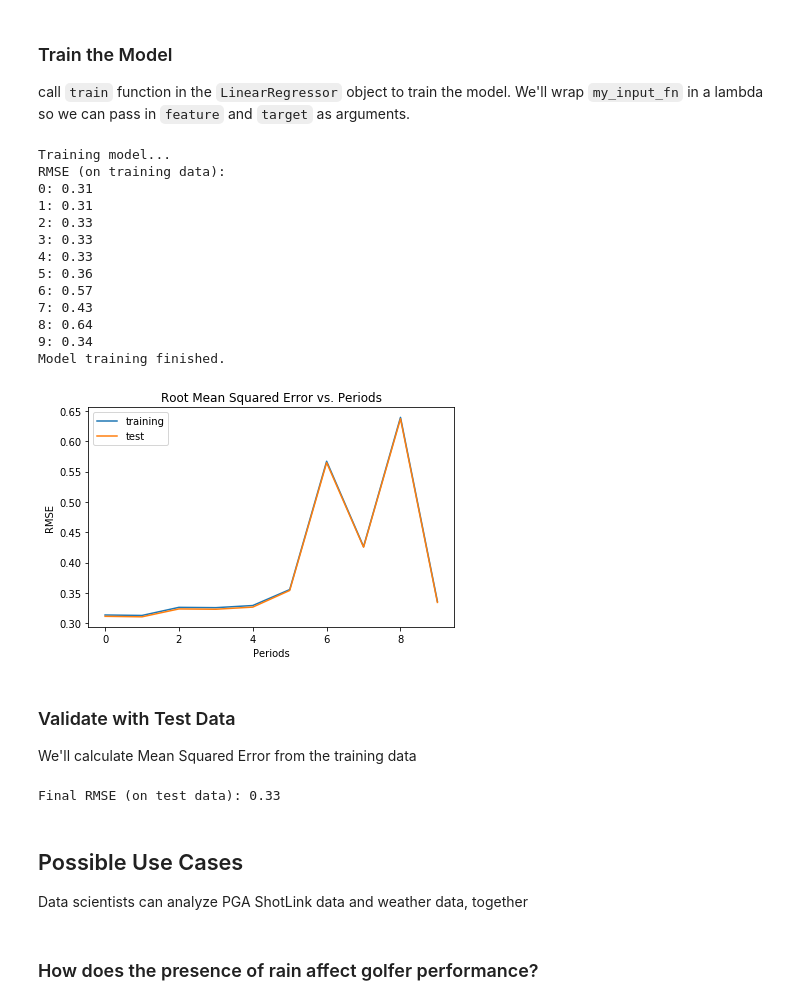
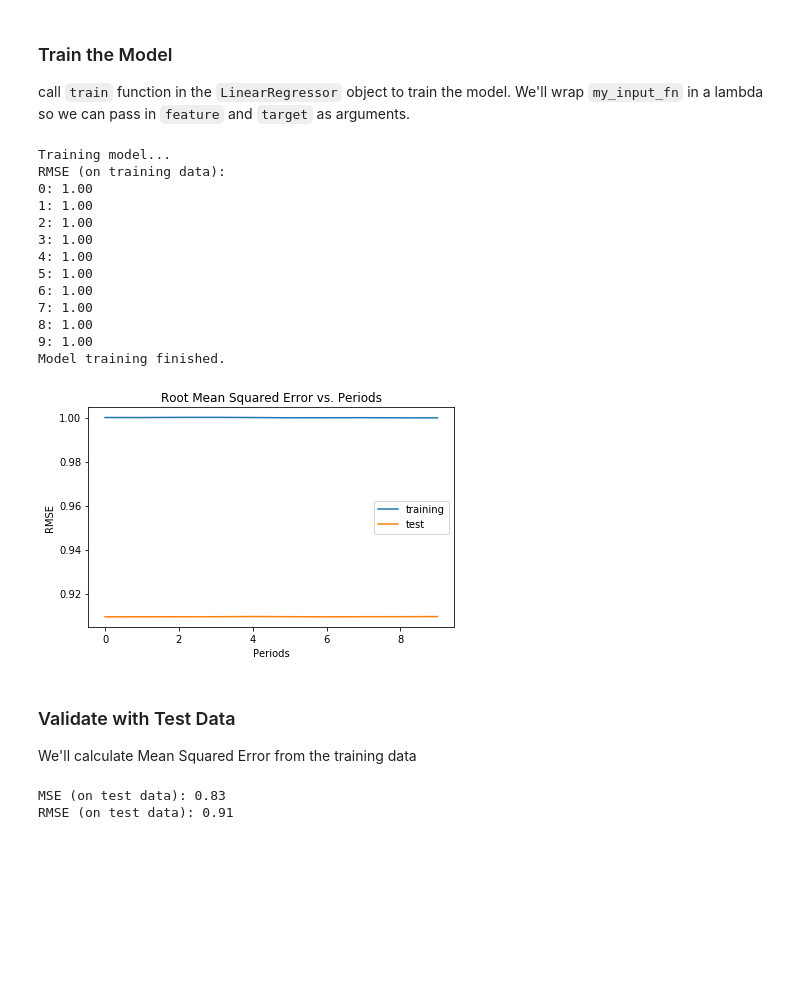
Before and after one commit to awfuldynne/golf_course_project, a Jupyter notebook: Examples/Analysis_and_Visualization.ipynb, the cells around one changed output. Cells and saved outputs as stored; diff of their text form; code cells hidden in the pictures; blank space fills up the shorter version.

```diff
--- a/Examples/Analysis_and_Visualization.ipynb
+++ b/Examples/Analysis_and_Visualization.ipynb
@@ -31,7 +33,7 @@ pd.options.display.float_format = '{:.1f}'.format
 Read 2016 Shot Link - Weather data combination and then looking at the sample data, the metadata info, and summary.
 # %%
 df_ori = shotlink.get_combined_data_from_file(
-    '../../golf_course_project_data/combined_shots_and_weather_2016_2016.csv')
+    '../../golf_course_project_data/test/combined_shots_and_weather_2016_2016.csv')
 df_ori = df_ori.dropna(subset=['StrokesGainedBaseline'])
 # %%
 df_ori.head()
@@ -433,7 +431,8 @@ As part of the cleaning the data, we lose some interesting features because thos
 # %%
 df = df_ori.copy(deep=True)
 # %%
-col_for_model = ['WindSpeed', 'PrecipitationType', 'Summary', 'DegreesFahrenheit', 'Humidity', 'Visibility',
+col_for_model = ['WindSpeed', 'StrokesGainedCategory', 'PrecipitationType',
+                 'Summary', 'DegreesFahrenheit', 'Humidity', 'Visibility',
                  'PrecipitationIntensity', 'StrokesGainedBaseline']
 df = df[col_for_model]
 df['Rain'] = np.where(df['PrecipitationType']=='rain', 1, 0)
@@ -467,7 +468,12 @@ X_train, X_test, y_train, y_test = train_test_split(X, y, test_size=0.2, random_
 scalerX = preprocessing.StandardScaler().fit(X_train)
 scalerY = preprocessing.StandardScaler().fit(y_train.values.reshape(-1, 1))
 
-X_train_scaled = scalerX.transform(X_train)
-X_test_scaled = scalerX.transform(X_test)
-y_train_scaled = scalerY.transform(y_train.values.reshape(-1, 1))
-y_test_scaled = scalerY.transform(y_test.values.reshape(-1, 1))
+X_train_scaled = pd.DataFrame(scalerX.transform(X_train))
+X_test_scaled = pd.DataFrame(scalerX.transform(X_test))
+y_train_scaled = pd.DataFrame(scalerY.transform(y_train.values.reshape(-1, 1)))[0]
+y_test_scaled = pd.DataFrame(scalerY.transform(y_test.values.reshape(-1, 1)))[0]
+
+X_train_scaled.columns = X.columns
+X_test_scaled.columns = X.columns
+y_train_scaled.rename(y.name)
+y_test_scaled.rename(y.name)
@@ -634,49 +639,55 @@ def train_model(
   return linear_regressor
 # %%
 linear_regressor = train_model(
-    learning_rate=0.001,
-    steps=100,
+    learning_rate=0.0001,
+    steps=50,
     batch_size=5,
-    training_examples=X_train,
-    training_targets=y_train,
-    validation_examples=X_test,
-    validation_targets=y_test)
+    training_examples=X_train_scaled,
+    training_targets=y_train_scaled,
+    validation_examples=X_test_scaled,
+    validation_targets=y_test_scaled)
+
+# linear_regressor = train_model(
+#     learning_rate=0.0001,
+#     steps=50,
+#     batch_size=5,
+#     training_examples=X_train,
+#     training_targets=y_train,
+#     validation_examples=X_test,
+#     validation_targets=y_test)
 # %% [output]
 Training model...
 RMSE (on training data):
-0: 0.31
-1: 0.31
-2: 0.33
-3: 0.33
-4: 0.33
-5: 0.36
-6: 0.57
-7: 0.43
-8: 0.64
-9: 0.34
+0: 1.00
+1: 1.00
+2: 1.00
+3: 1.00
+4: 1.00
+5: 1.00
+6: 1.00
+7: 1.00
+8: 1.00
+9: 1.00
 Model training finished.
-[figure, old version]
+[figure, new version]
 # %% [markdown]
 ### Validate with Test Data
 We'll calculate Mean Squared Error from the training data
 # %%
 predict_test_input_fn = lambda: my_input_fn(
-      X_test,
-      y_test,
+      X_test_scaled,
+      y_test_scaled,
       num_epochs=1,
       shuffle=False)
 
 test_predictions = linear_regressor.predict(input_fn=predict_test_input_fn)
 test_predictions = np.array([item['predictions'][0] for item in test_predictions])
 
-root_mean_squared_error = math.sqrt(
-    metrics.mean_squared_error(test_predictions, y_test))
+mean_squared_error = metrics.mean_squared_error(test_predictions, y_test_scaled)
+root_mean_squared_error = math.sqrt(mean_squared_error)
 
-print("Final RMSE (on test data): {0:.2f}".format(root_mean_squared_error))
+print("MSE (on test data): {0:.2f}".format(mean_squared_error))
+print("RMSE (on test data): {0:.2f}".format(root_mean_squared_error))
 # %% [output]
-Final RMSE (on test data): 0.33
+MSE (on test data): 0.83
+RMSE (on test data): 0.91
-# %% [markdown]
-## Possible Use Cases
-Data scientists can analyze PGA ShotLink data and weather data, together
-# %% [markdown]
-### How does the presence of rain affect golfer performance?
```
Also changed, not shown: parts of 17 cells of this notebook.
